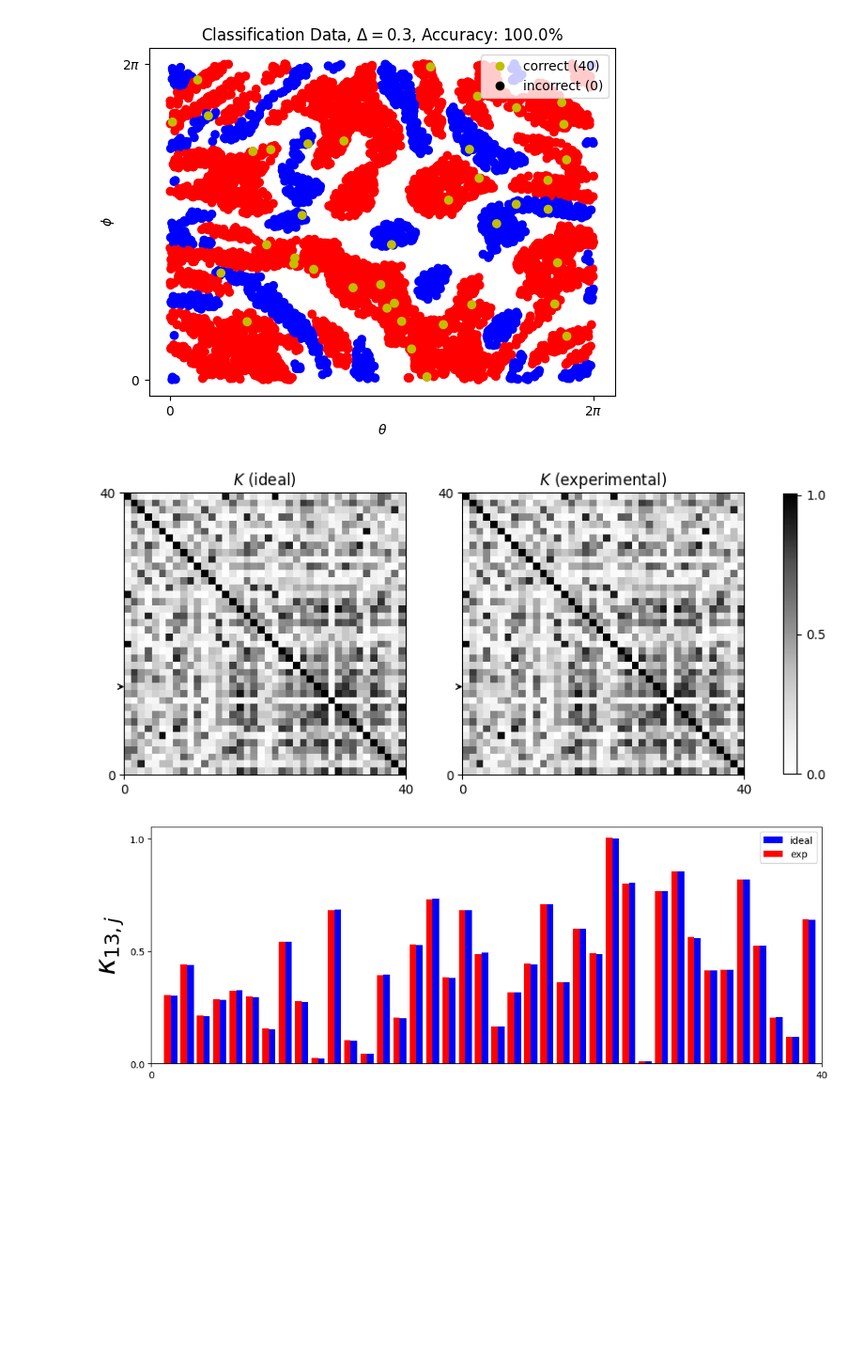
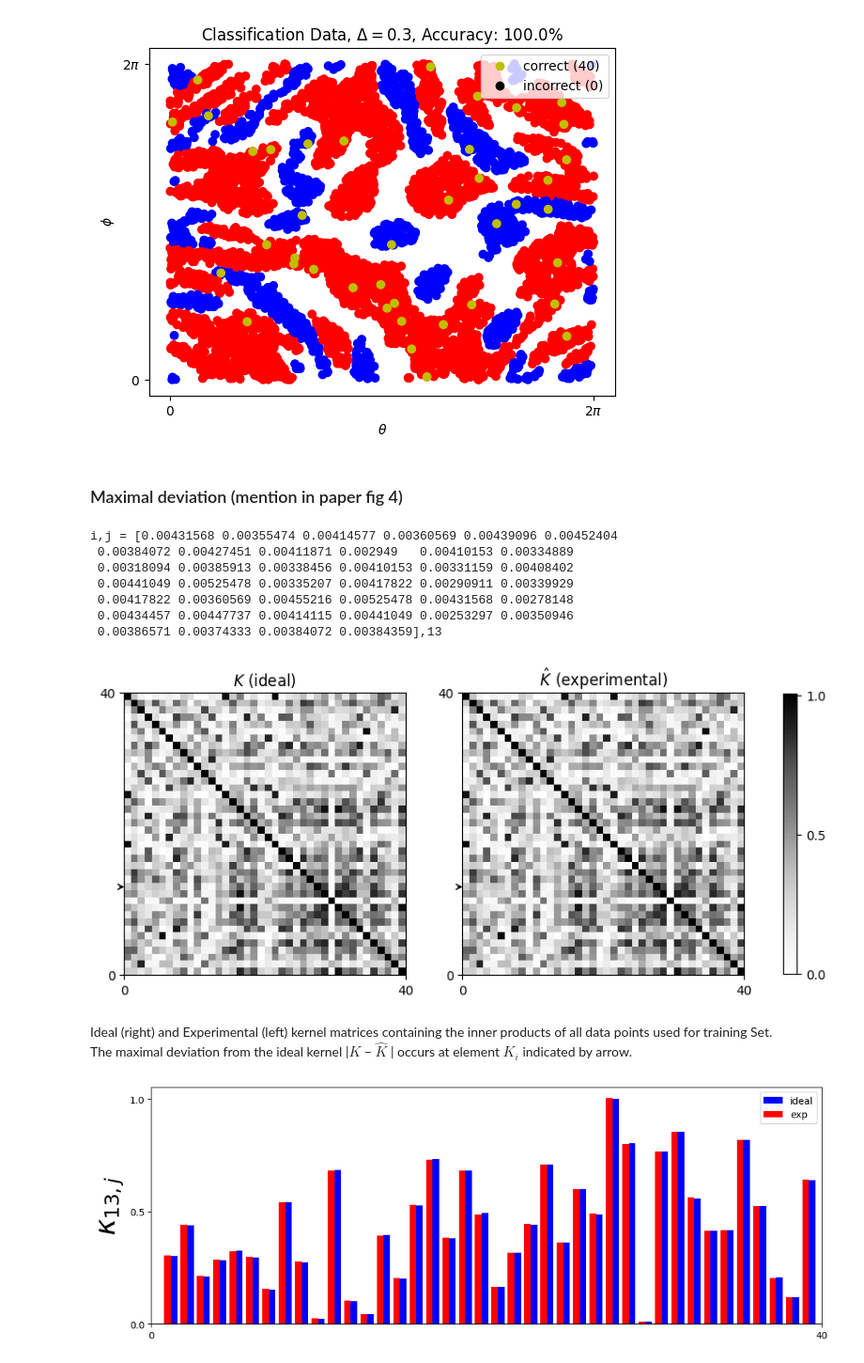
Before and after one commit to qBraid/HAQS-2022, a Jupyter notebook: qml-classifier-challenge/kernel_estimator.ipynb, the cells around one changed output. Shown at 94% size. Saved outputs shown, nothing was run; the diff lists cells and outputs as text; code cells hidden in the pictures; blank space fills up the shorter version.

```diff
--- a/qml-classifier-challenge/kernel_estimator.ipynb
+++ b/qml-classifier-challenge/kernel_estimator.ipynb
@@ -273,19 +300,3 @@ The training phase consists of the following steps:
 17. Use quadratic program solver to optimize $\alpha$ in $L_D$ in eqn. (1) with kernel $K = \hat{K}$ and set $T$.
 18. **return** the final parameters $\alpha^*$ and value of the cost function $L_D$ and kernel estimator $\hat{K}$.
 ---
-# %%
-def embedding(x):
-    """The embedding ansatz
-
-    Args:
-        x : shape (3,) tensor containing one encoded data vector
-
-    """
-    # TODO
-    for i in range(n_wires):
-        qml.Hadamard(wires=i)
-    qml.RZ(-2 * x[0], wires=0)
-    qml.RZ(-2 * x[1], wires=1)
-    qml.CNOT(wires=[0, 1])
-    qml.RZ(-2 * x[2], wires=1)
-    qml.CNOT(wires=[0, 1])
@@ -638,47 +662,60 @@ if save_result == True: plt.savefig(f"{QKE_OUT}/{TEAM_NAME}_preds.png")
 plt.show()
 # %% [output]
 [figure]
+# %% [markdown]
+### Maximal deviation (mention in paper fig 4)
 # %%
-# mention in paper fig 4.a
-#The maximal deviation from the ideal kernel |k_ideal − k_exp| occurs at element Ki,j.
 def max_dev(A,B):
     """
     calculate maximal deviation |A − B| of two matrix,
     simply mean it will find the maximal differences between two matrix row.
 
     Input:
         A : kernel matrix (txt)
         B : kernel matrix (txt)
 
     Output:
         maximal deviation
     """
-    max_dev = np.argmax(np.max(abs(A - B),axis=0),axis=0)
+    abs_max = np.max(abs(A - B),axis=0)
+    max_dev = np.argmax(abs_max,axis=0)
+    print(f"i,j = {abs_max},{40-max_dev}")
     return max_dev
 i= max_dev(copy.deepcopy(k_exp)/shots, copy.deepcopy(k_ideal))
 
+# create plot
 fig, axs = plt.subplots(1, 2, figsize=(11,5))
 plt.setp(axs, xticks=[0, samples_per_set], yticks=[0, samples_per_set])
 
-
-for ax, title, A in zip(axs, ["$K$ (ideal)", "$K$ (experimental)"],[k_ideal, (k_exp/shots)]):
+# plot kernel and arrow
+for ax, title, A in zip(axs, ["$K$ (ideal)", "$\hat K$ (experimental)"],[k_ideal, (k_exp/shots)]):
     img = ax.imshow(A, extent=(0, samples_per_set, 0, samples_per_set),cmap='Greys')
     ax.set_title(title)
     # draw arrow
-    ax.annotate('',
+    ax.annotate('', #word
                 xy=(0.4, (39-i)+0.5), # tail, add 0.5 to point the square.
                 xytext=(-1, (39-i)+0.5), # front
                 xycoords='data',
                 arrowprops = dict(facecolor='black', arrowstyle='->'))
 
-
+# add colorbar
 cbar = fig.colorbar(img, ax=axs.ravel().tolist(), shrink=0.8)
 cbar.set_ticks(np.arange(0, 1.1, 0.5))
 
 if save_result == True: plt.savefig(f"{QKE_OUT}/{TEAM_NAME}_kernel.png")
 plt.show()
 # %% [output]
+i,j = [0.00431568 0.00355474 0.00414577 0.00360569 0.00439096 0.00452404
+ 0.00384072 0.00427451 0.00411871 0.002949   0.00410153 0.00334889
+ 0.00318094 0.00385913 0.00338456 0.00410153 0.00331159 0.00408402
+ 0.00441049 0.00525478 0.00335207 0.00417822 0.00290911 0.00339929
+ 0.00417822 0.00360569 0.00455216 0.00525478 0.00431568 0.00278148
+ 0.00434457 0.00447737 0.00414115 0.00441049 0.00253297 0.00350946
+ 0.00386571 0.00374333 0.00384072 0.00384359],13
-[figure, old version]
+[figure, new version]
+# %% [markdown]
+Ideal (right) and Experimental (left) kernel matrices containing the inner products of all data points used for training Set.
+The maximal deviation from the ideal kernel |$K$ − $\hat K$ | occurs at element $K_{i}$ indicated by arrow.
 # %%
 # mention in paper fig 4.b
 fig = plt.subplots(figsize =(11, 4), tight_layout=True)
```
Also changed, not shown: parts of 39 cells of this notebook.
